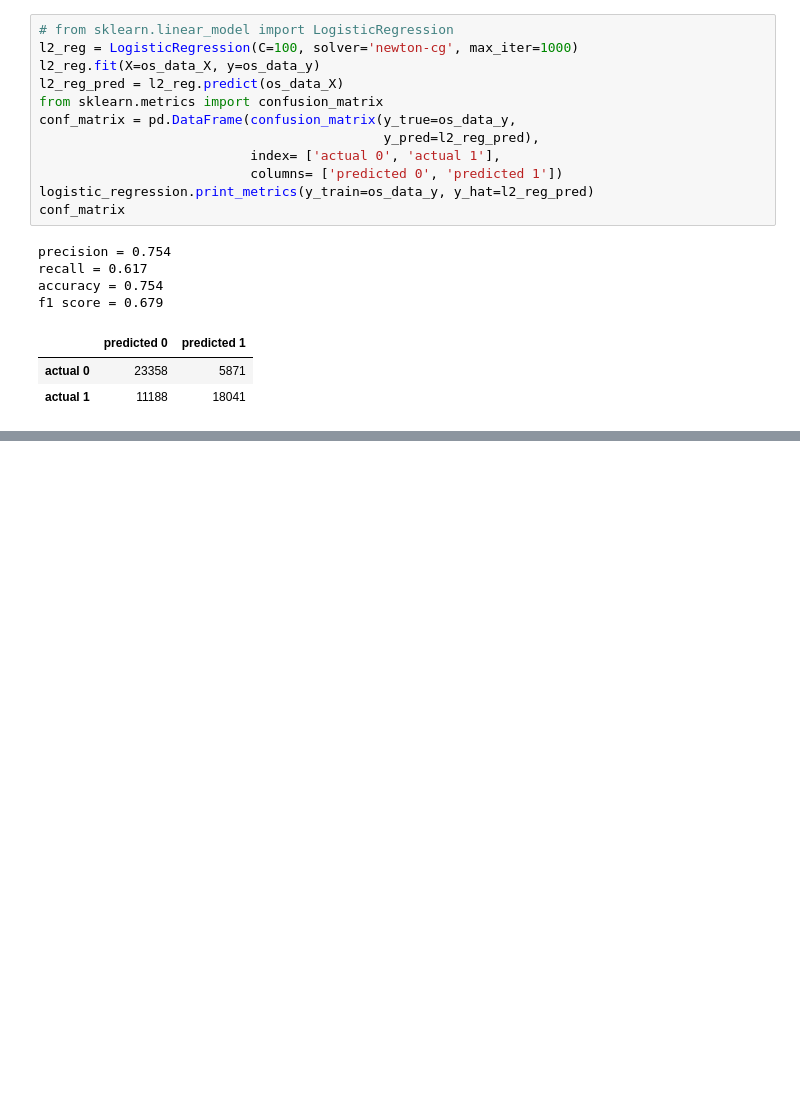
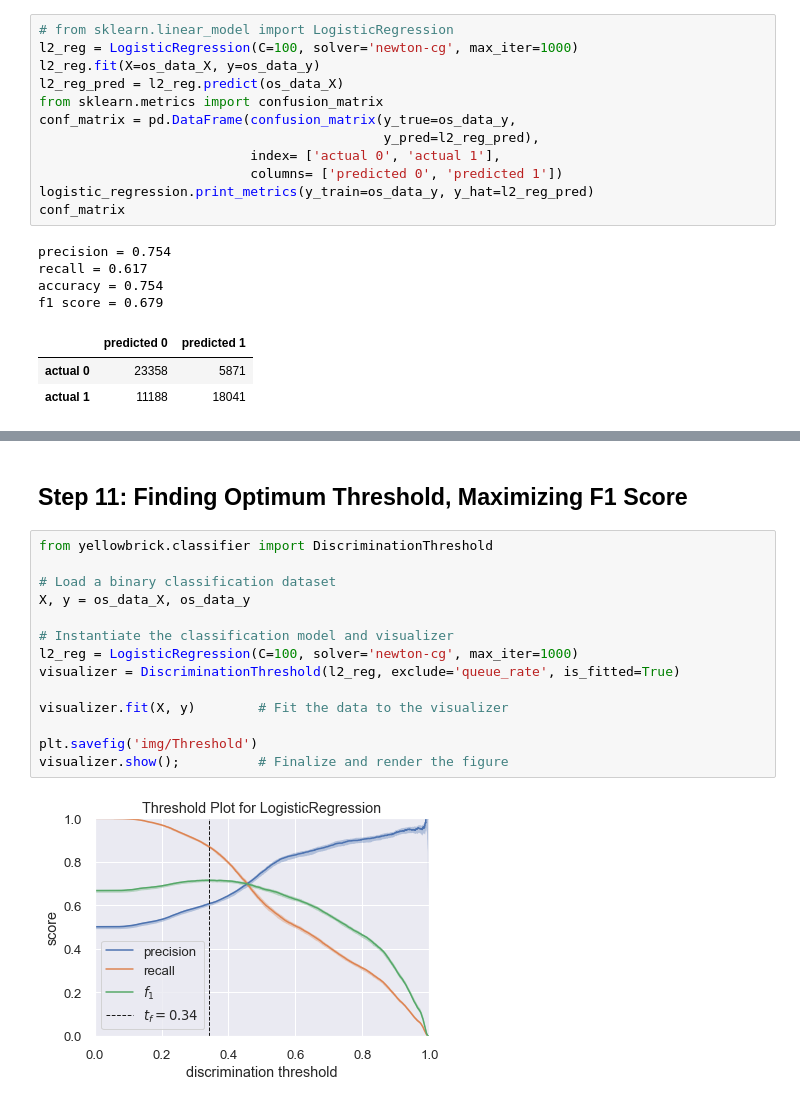
Before and after one commit to Lastew/successful-phone-campaign, a Jupyter notebook: 2. Imbalanced_Classes.ipynb, the cells around one changed output, grey strips where cells are left out. Saved outputs shown, nothing was run; the diff lists cells and outputs as text; blank space fills up the shorter version.

```diff
--- a/2. Imbalanced_Classes.ipynb
+++ b/2. Imbalanced_Classes.ipynb
@@ -736,0 +428,18 @@ print(cross_val_score(pipe,dummed_train,y_train, cv=5))
+# %% [markdown]
+## Step 11: Finding Optimum Threshold, Maximizing F1 Score
+# %%
+from yellowbrick.classifier import DiscriminationThreshold
+
+# Load a binary classification dataset
+X, y = os_data_X, os_data_y
+
+# Instantiate the classification model and visualizer
+l2_reg = LogisticRegression(C=100, solver='newton-cg', max_iter=1000)
+visualizer = DiscriminationThreshold(l2_reg, exclude='queue_rate', is_fitted=True)
+
+visualizer.fit(X, y)        # Fit the data to the visualizer
+
+plt.savefig('img/Threshold')
+visualizer.show();          # Finalize and render the figure
+# %% [output]
+[figure, added]
```
Also changed, not shown: parts of 84 cells of this notebook, 3 other files.
